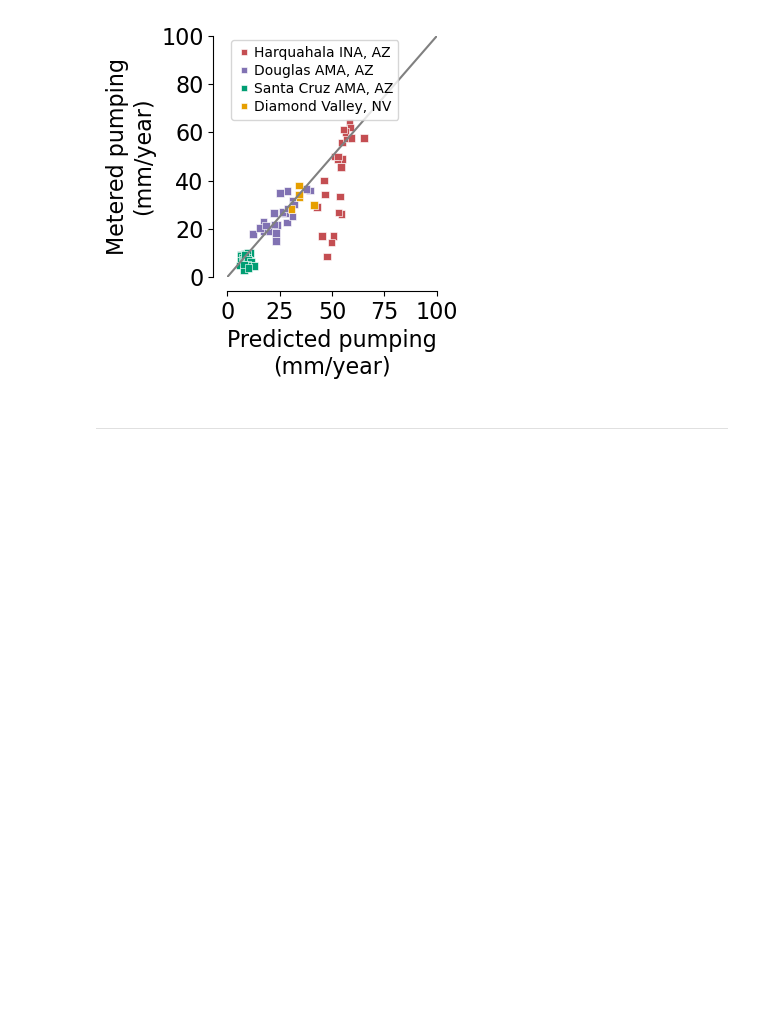
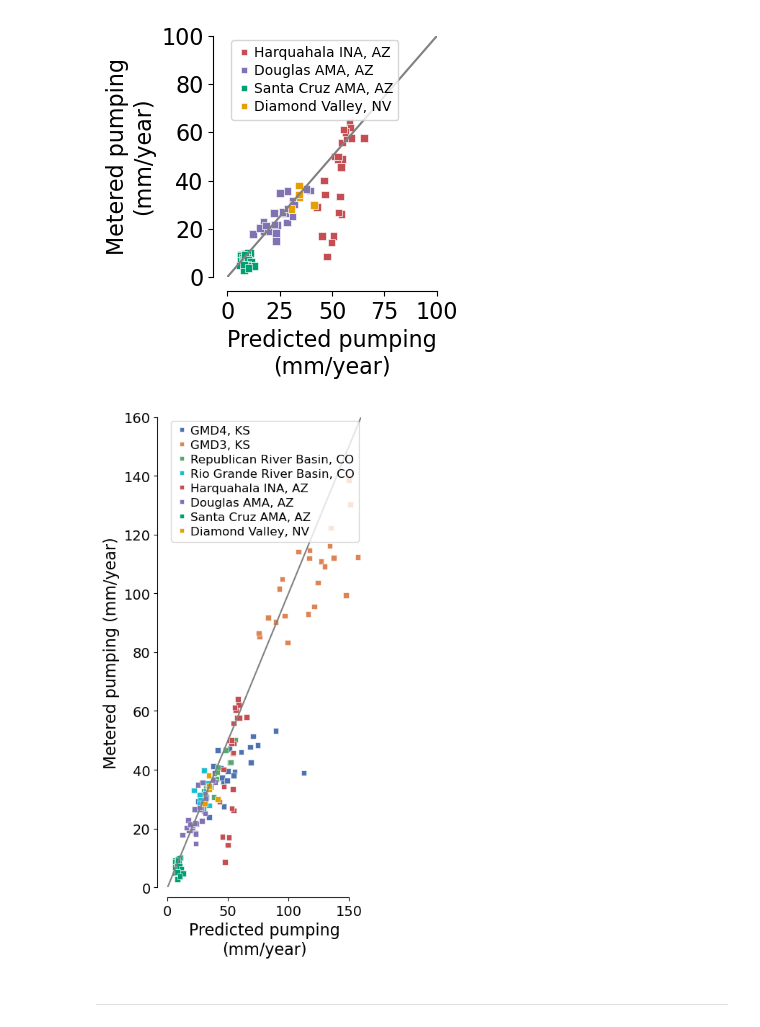
Before and after one commit to mdfahimhasan/WestUS_pumping, a Jupyter notebook: Codes/results_analysis/comparison_basinScale.ipynb, the cells around one changed output. Saved outputs shown, nothing was run; the diff lists cells and outputs as text; code cells hidden in the pictures; blank space fills up the shorter version.

```diff
--- a/Codes/results_analysis/comparison_basinScale.ipynb
+++ b/Codes/results_analysis/comparison_basinScale.ipynb
@@ -165,6 +162,40 @@ Basins in Arizona-Nevada
 --------------
 {'RMSE': np.float64(10.34320890948929), 'MAE': np.float64(6.048506671081942), 'R2': np.float64(0.6409675217518578), 'Normalized RMSE': np.float64(0.40944488074630914), 'Normalized MAE': np.float64(0.2 ...
 [figure]
+# %%
+ml_df = pd.read_csv(PROJECT_ROOT / f'Model_run/basin_comparison_results/annual_pumping_ML_{model_version}.csv')
+
+# dropping nan values (some basins has no actual pumping data for years)
+ml_df = ml_df[['basin_code', 'mean pred_pumping_mm', 'mean actual_pumping_mm']]
+ml_df = ml_df.dropna()
+
+# naming basins
+basin_name = {
+        'gmd3': 'GMD3, KS',
+        'gmd4': 'GMD4, KS',
+        'rpb': 'Republican River Basin, CO',
+        'slv': 'Rio Grande River Basin, CO',
+        'hqr': 'Harquahala INA, AZ',
+        'doug': 'Douglas AMA, AZ',
+        'scruz': 'Santa Cruz AMA, AZ',
+        'dv': 'Diamond Valley, NV'
+    }
+
+ml_df['basin'] = ml_df['basin_code'].map(basin_name)
+ml_df = ml_df[ml_df['basin'].isin(list(basin_name.values()))]
+
+save_path = PROJECT_ROOT / 'Model_run/plots/gw_dominated_scatter.png'
+
+# plotting
+make_pumping_comparison_scatter_plot(df=ml_df, x='mean pred_pumping_mm', y='mean actual_pumping_mm',
+                                     hue='basin', xlabel='Predicted pumping\n(mm/year)', ylabel='Metered pumping (mm/year)',
+                                     fontsize=14, lim=(0, 160),
+                                     scientific_ticks=False,
+                                     figsize=(4, 8), savepath=save_path,
+                                     legend='on', legend_font=12,
+                                     inset_basins=None)
+# %% [output]
+[figure, added]
 # %% [markdown]
 ---------------------
 # %% [markdown]
```
Also changed, not shown: parts of 2 cells of this notebook, 1 other file.
